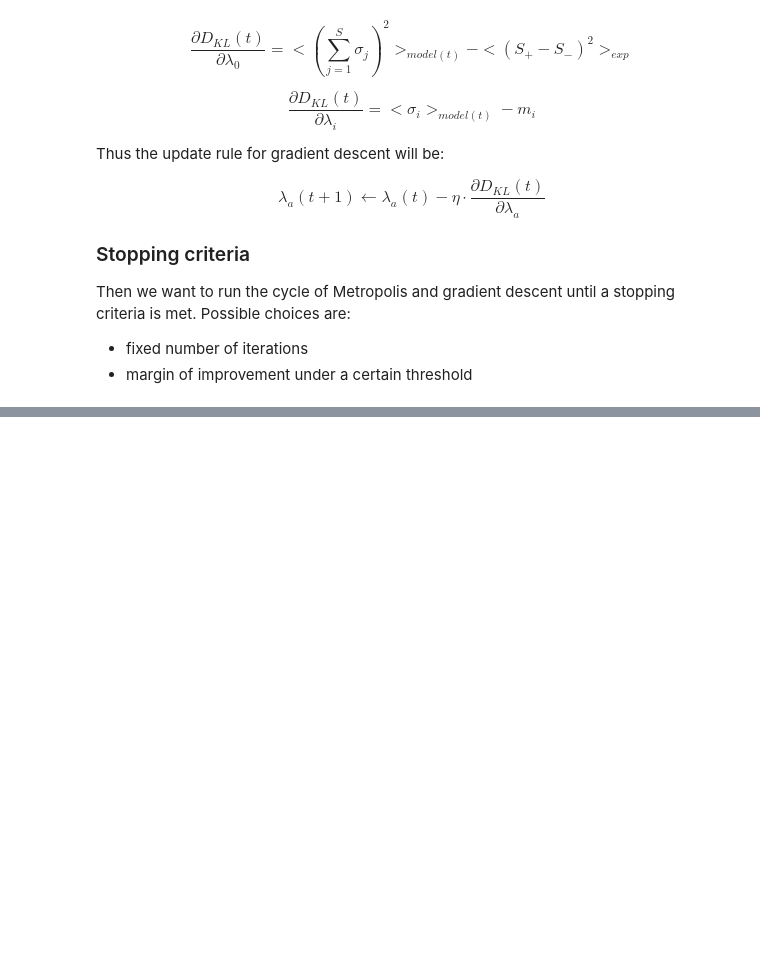
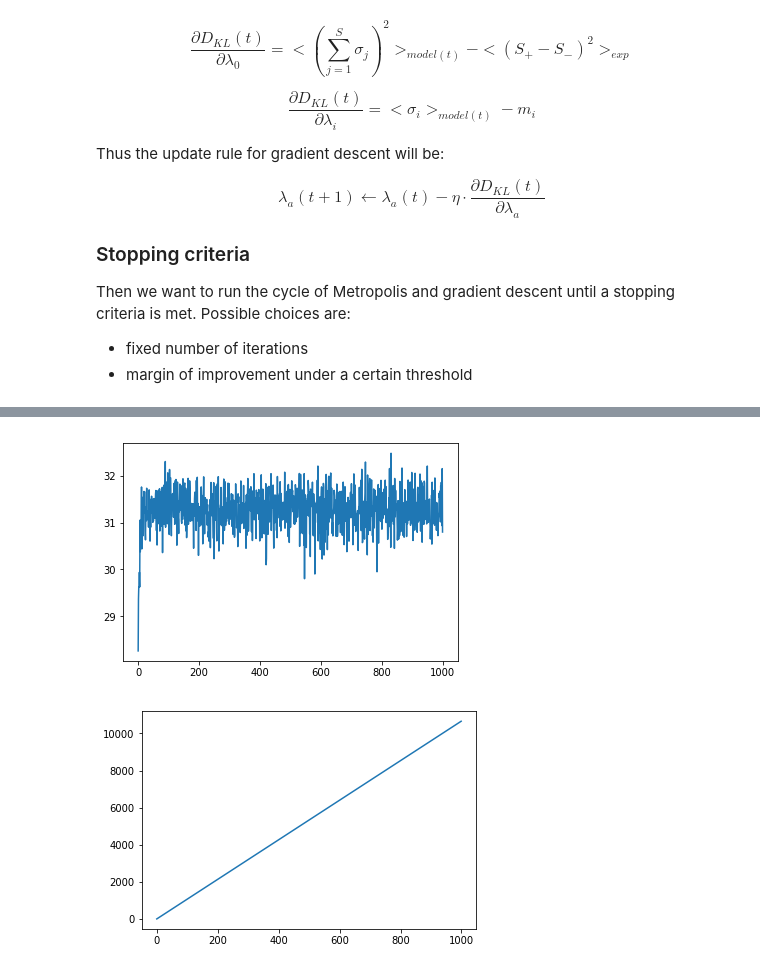
Before and after one commit to francescovidaich964/Forests, a Jupyter notebook: Forest.ipynb, the cells around one changed output, grey strips where cells are left out. Drawn from its saved outputs; the diff is of its cells as text; code cells hidden in the pictures; blank space fills up the shorter version.

```diff
--- a/Forest.ipynb
+++ b/Forest.ipynb
@@ -60,7 +60,7 @@ def pairing_p(configs):
     return np.mean(np.power(S_pm,2))
 
 
-C_0 = pairing_p(cell_pop_M.reshape(200, 299))/299
+C0_exp = pairing_p(cell_pop_M.reshape(200, 299)) /299  #VALUTARE SE DIVIDERE PER S  <-------------
 # %% [markdown]
 ## 3 - Max Ent 1
 
@@ -160,0 +274,31 @@ Possible choices are:
+# %%
+# Define constants
+eta = 0.5
+max_acc = 0.15
+N = 100
+iterations = 1000
+
+# vectors to save results
+every_lambdas = np.zeros((iterations, 300))
+errors = np.zeros(iterations)
+
+# We start with l_i from point 3 and random l_0
+l_0 = np.random.uniform(-1,1)
+lambdas = np.concatenate(([l_0], l_i))
+
+for i in tnrange(iterations):
+
+    # Sample N configurations with metropolis
+    good_configs = metropolis_sample(lambdas, max_acc, N)
+
+    # Compute all terms of Kullback–Leibler divergences
+    exp_constraints = np.concatenate(([C0_exp], m_i))
+    KL_div_values = KL_divergence(good_configs, exp_constraints)
+
+    # Gradient descent to update lambdas
+    lambdas = lambdas - eta*KL_div_values
+    every_lambdas[i] = lambdas
+
+    # Estimate error as the norm of the gradient
+    errors[i] = np.linalg.norm(KL_div_values)
+    print('______ERROR_____: ',errors[i])
@@ -160,0 +324,8 @@ Possible choices are:
+# %%
+plt.plot(errors)
+plt.show()
+plt.plot(every_lambdas[:,0])
+plt.show()
+# %% [output]
+[figure, added]
+[figure, added]
```
Also changed, not shown: parts of 5 cells of this notebook.
